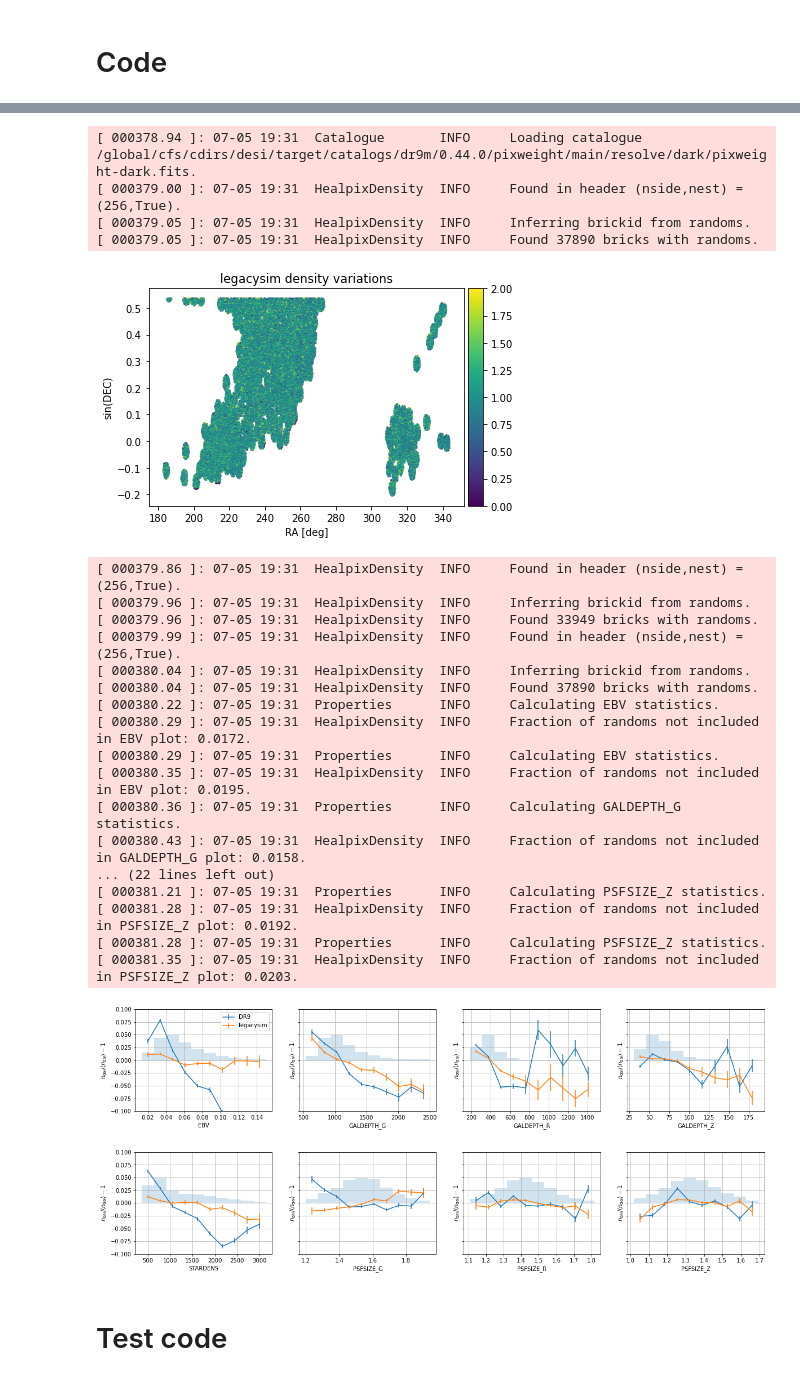
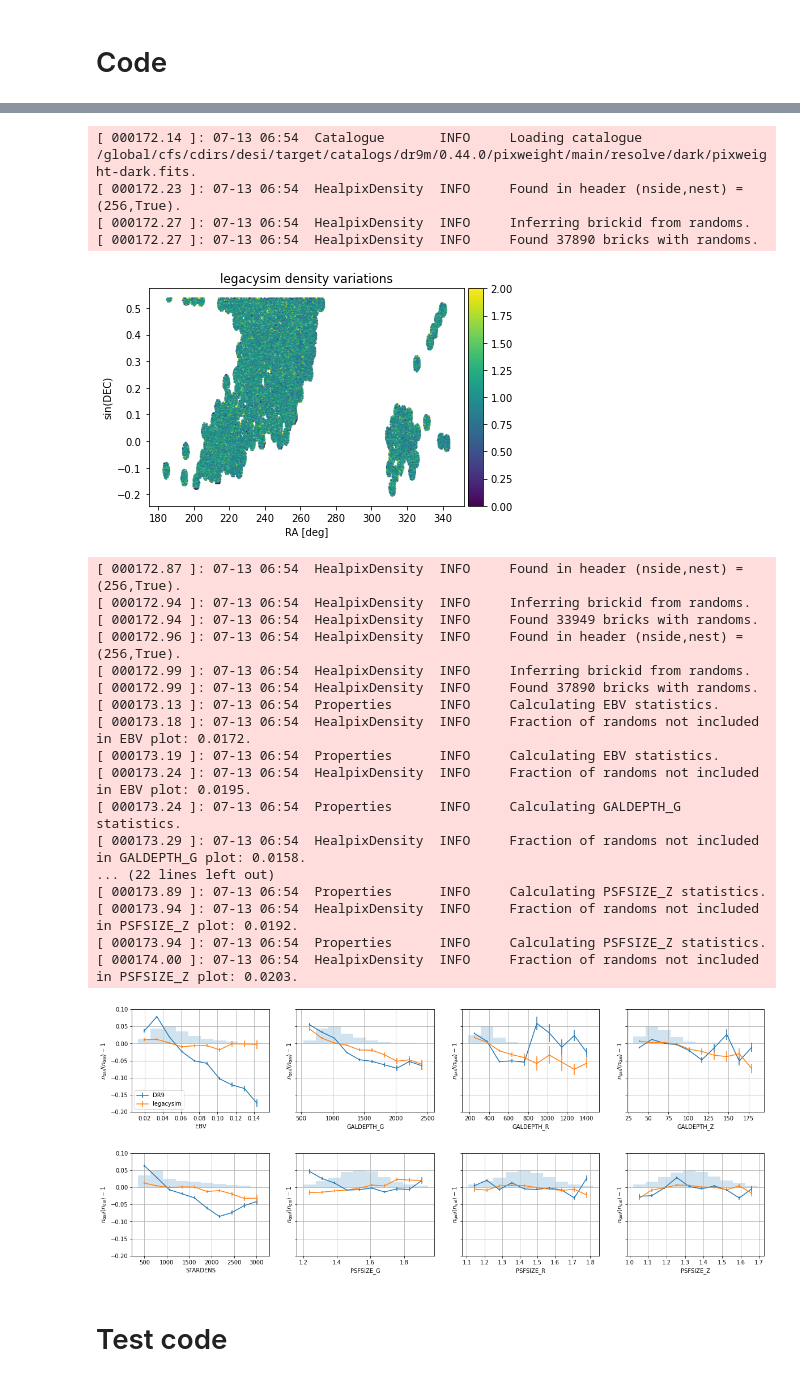
Before and after one commit to AlbertoRosado1/legacysim_runs, a Jupyter notebook: DA02/checks_south_final.ipynb, the cells around one changed output, grey strips where cells are left out. Cells and saved outputs as stored; diff of their text form; code cells hidden in the pictures.

```diff
--- a/DA02/checks_south_final.ipynb
+++ b/DA02/checks_south_final.ipynb
@@ -211,55 +230,55 @@ legacysim_dens.set_data(data=legacysim_data)
 filename = os.path.join(plot_dir,'footprint_{}.png'.format(run))
 legacysim_dens.plot_density_map(title='legacysim density variations',vmin=0,vmax=2)#,path=filename) ################################# to save
 
 props = ['EBV'] + ['GALDEPTH_{}'.format(b) for b in data.bands] + ['STARDENS'] + ['PSFSIZE_{}'.format(b) for b in data.bands]
 
 dens = HealpixDensity(map=map)
 #dens = BinnedDensity(ref=randoms,fields=['EBV'],nbins=100,ranges=[0.01,0.14])
 dens.set_randoms(randoms=randoms)
 dens.set_properties()
 dens.set_data(data=data,key_weight='WEIGHT')
 
 legacysim_dens = HealpixDensity(map=map)
 #legacysim_dens = BinnedDensity(ref=randoms,fields=['EBV'],nbins=100,ranges=[0.01,0.14])
 legacysim_dens.set_randoms(randoms=legacysim_randoms)
 legacysim_dens.set_properties()
 legacysim_dens.set_data(data=legacysim_data)
 
 others = [legacysim_dens]
 labels = ['DR9','legacysim']
 
 fig,lax = plt.subplots(ncols=4,nrows=2,sharex=False,sharey=True,figsize=(20,8))
 fig.subplots_adjust(hspace=0.4,wspace=0.2)
 lax = lax.flatten()
 for iax,prop in enumerate(props):
-    dens.plot_density_variations(ax=lax[iax],others=others,prop=prop,histos=[dens],var_kwargs={'labels':labels if iax==0 else None},leg_kwargs={},ylim=(-0.1,0.1),xedges={'quantiles':[0.01,0.99]})
+    dens.plot_density_variations(ax=lax[iax],others=others,prop=prop,histos=[dens],var_kwargs={'labels':labels if iax==0 else None},leg_kwargs={},ylim=(-0.2,0.1),xedges={'quantiles':[0.01,0.99]})
 filename = os.path.join(plot_dir,'density_{}.png'.format(run))
 #fig.savefig(filename, bbox_inches='tight', pad_inches=0.1, dpi=200)
 plt.show()
 # %% [output]
-[ 000378.94 ]: 07-05 19:31  Catalogue       INFO     Loading catalogue /global/cfs/cdirs/desi/target/catalogs/dr9m/0.44.0/pixweight/main/resolve/dark/pixweight-dark.fits.
-[ 000379.00 ]: 07-05 19:31  HealpixDensity  INFO     Found in header (nside,nest) = (256,True).
-[ 000379.05 ]: 07-05 19:31  HealpixDensity  INFO     Inferring brickid from randoms.
-[ 000379.05 ]: 07-05 19:31  HealpixDensity  INFO     Found 37890 bricks with randoms.
+[ 000172.14 ]: 07-13 06:54  Catalogue       INFO     Loading catalogue /global/cfs/cdirs/desi/target/catalogs/dr9m/0.44.0/pixweight/main/resolve/dark/pixweight-dark.fits.
+[ 000172.23 ]: 07-13 06:54  HealpixDensity  INFO     Found in header (nside,nest) = (256,True).
+[ 000172.27 ]: 07-13 06:54  HealpixDensity  INFO     Inferring brickid from randoms.
+[ 000172.27 ]: 07-13 06:54  HealpixDensity  INFO     Found 37890 bricks with randoms.
 [figure]
-[ 000379.86 ]: 07-05 19:31  HealpixDensity  INFO     Found in header (nside,nest) = (256,True).
-[ 000379.96 ]: 07-05 19:31  HealpixDensity  INFO     Inferring brickid from randoms.
-[ 000379.96 ]: 07-05 19:31  HealpixDensity  INFO     Found 33949 bricks with randoms.
-[ 000379.99 ]: 07-05 19:31  HealpixDensity  INFO     Found in header (nside,nest) = (256,True).
-[ 000380.04 ]: 07-05 19:31  HealpixDensity  INFO     Inferring brickid from randoms.
-[ 000380.04 ]: 07-05 19:31  HealpixDensity  INFO     Found 37890 bricks with randoms.
-[ 000380.22 ]: 07-05 19:31  Properties      INFO     Calculating EBV statistics.
-[ 000380.29 ]: 07-05 19:31  HealpixDensity  INFO     Fraction of randoms not included in EBV plot: 0.0172.
-[ 000380.29 ]: 07-05 19:31  Properties      INFO     Calculating EBV statistics.
-[ 000380.35 ]: 07-05 19:31  HealpixDensity  INFO     Fraction of randoms not included in EBV plot: 0.0195.
-[ 000380.36 ]: 07-05 19:31  Properties      INFO     Calculating GALDEPTH_G statistics.
-[ 000380.43 ]: 07-05 19:31  HealpixDensity  INFO     Fraction of randoms not included in GALDEPTH_G plot: 0.0158.
+[ 000172.87 ]: 07-13 06:54  HealpixDensity  INFO     Found in header (nside,nest) = (256,True).
+[ 000172.94 ]: 07-13 06:54  HealpixDensity  INFO     Inferring brickid from randoms.
+[ 000172.94 ]: 07-13 06:54  HealpixDensity  INFO     Found 33949 bricks with randoms.
+[ 000172.96 ]: 07-13 06:54  HealpixDensity  INFO     Found in header (nside,nest) = (256,True).
+[ 000172.99 ]: 07-13 06:54  HealpixDensity  INFO     Inferring brickid from randoms.
+[ 000172.99 ]: 07-13 06:54  HealpixDensity  INFO     Found 37890 bricks with randoms.
+[ 000173.13 ]: 07-13 06:54  Properties      INFO     Calculating EBV statistics.
+[ 000173.18 ]: 07-13 06:54  HealpixDensity  INFO     Fraction of randoms not included in EBV plot: 0.0172.
+[ 000173.19 ]: 07-13 06:54  Properties      INFO     Calculating EBV statistics.
+[ 000173.24 ]: 07-13 06:54  HealpixDensity  INFO     Fraction of randoms not included in EBV plot: 0.0195.
+[ 000173.24 ]: 07-13 06:54  Properties      INFO     Calculating GALDEPTH_G statistics.
+[ 000173.29 ]: 07-13 06:54  HealpixDensity  INFO     Fraction of randoms not included in GALDEPTH_G plot: 0.0158.
 ... (22 lines left out)
-[ 000381.21 ]: 07-05 19:31  Properties      INFO     Calculating PSFSIZE_Z statistics.
-[ 000381.28 ]: 07-05 19:31  HealpixDensity  INFO     Fraction of randoms not included in PSFSIZE_Z plot: 0.0192.
-[ 000381.28 ]: 07-05 19:31  Properties      INFO     Calculating PSFSIZE_Z statistics.
-[ 000381.35 ]: 07-05 19:31  HealpixDensity  INFO     Fraction of randoms not included in PSFSIZE_Z plot: 0.0203.
+[ 000173.89 ]: 07-13 06:54  Properties      INFO     Calculating PSFSIZE_Z statistics.
+[ 000173.94 ]: 07-13 06:54  HealpixDensity  INFO     Fraction of randoms not included in PSFSIZE_Z plot: 0.0192.
+[ 000173.94 ]: 07-13 06:54  Properties      INFO     Calculating PSFSIZE_Z statistics.
+[ 000174.00 ]: 07-13 06:54  HealpixDensity  INFO     Fraction of randoms not included in PSFSIZE_Z plot: 0.0203.
-[figure, old version]
+[figure, new version]
 # %% [markdown]
 # Test code
 # %%
```
Also changed, not shown: parts of 31 cells of this notebook, 6 other files.
